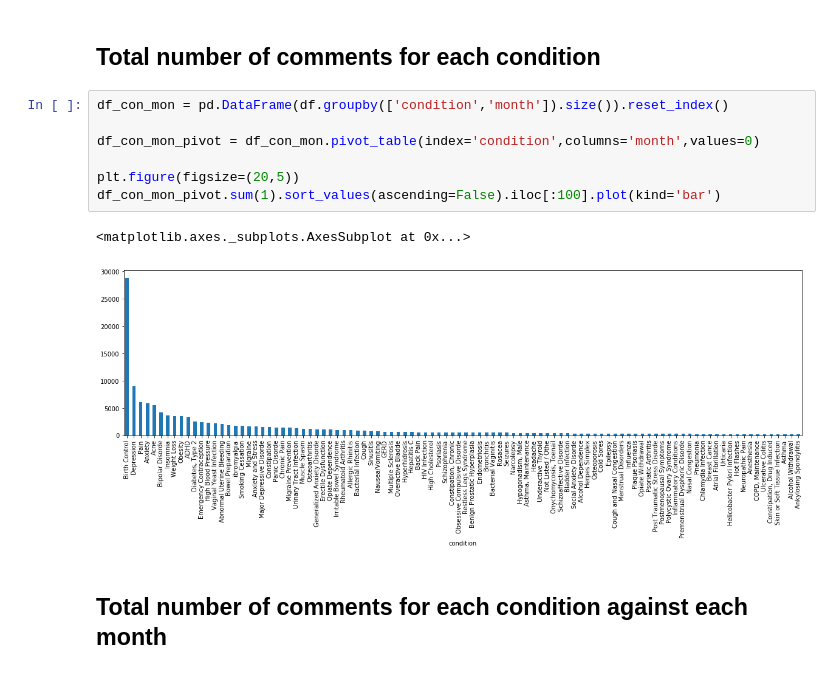
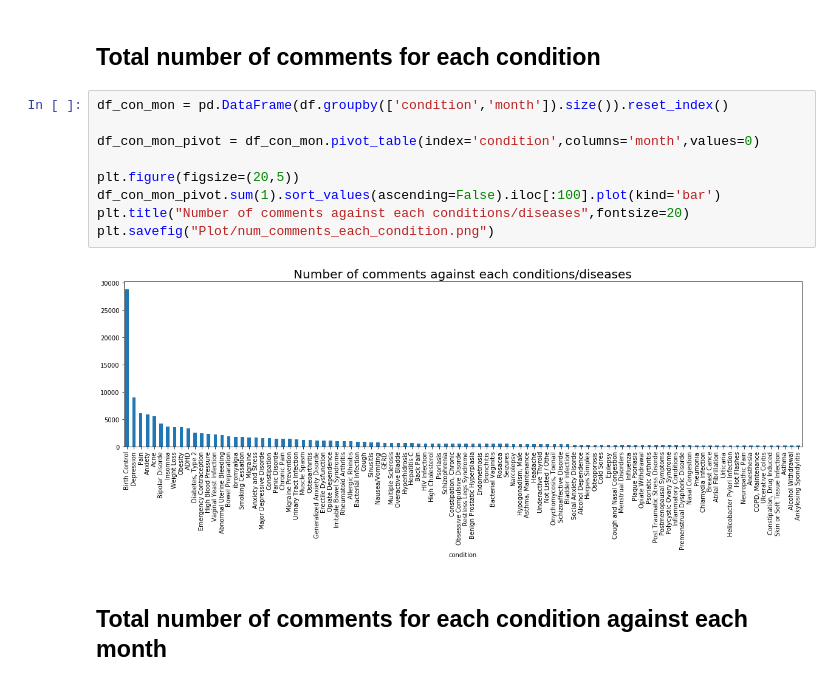
Before and after one commit to jzz0026/Galvanize_capstone_project_drug_reviews, a Jupyter notebook: EDA_sentment_modeling.ipynb, the cells around one changed output. Saved outputs shown, nothing was run; the diff lists cells and outputs as text.

```diff
--- a/EDA_sentment_modeling.ipynb
+++ b/EDA_sentment_modeling.ipynb
@@ -66,13 +67,14 @@ sns.violinplot(data=df,x='month',y='rating')
 # %%
 df_con_mon = pd.DataFrame(df.groupby(['condition','month']).size()).reset_index()
 
 df_con_mon_pivot = df_con_mon.pivot_table(index='condition',columns='month',values=0)
 
 plt.figure(figsize=(20,5))
 df_con_mon_pivot.sum(1).sort_values(ascending=False).iloc[:100].plot(kind='bar')
+plt.title("Number of comments against each conditions/diseases",fontsize=20)
+plt.savefig("Plot/num_comments_each_condition.png")
 # %% [output]
-<matplotlib.axes._subplots.AxesSubplot at 0x...>
-[figure, old version]
+[figure, new version]
 # %% [markdown]
 ## Total number of comments for each condition against each month
 # %%
```
Also changed, not shown: parts of 3 cells of this notebook, 4 other files.
